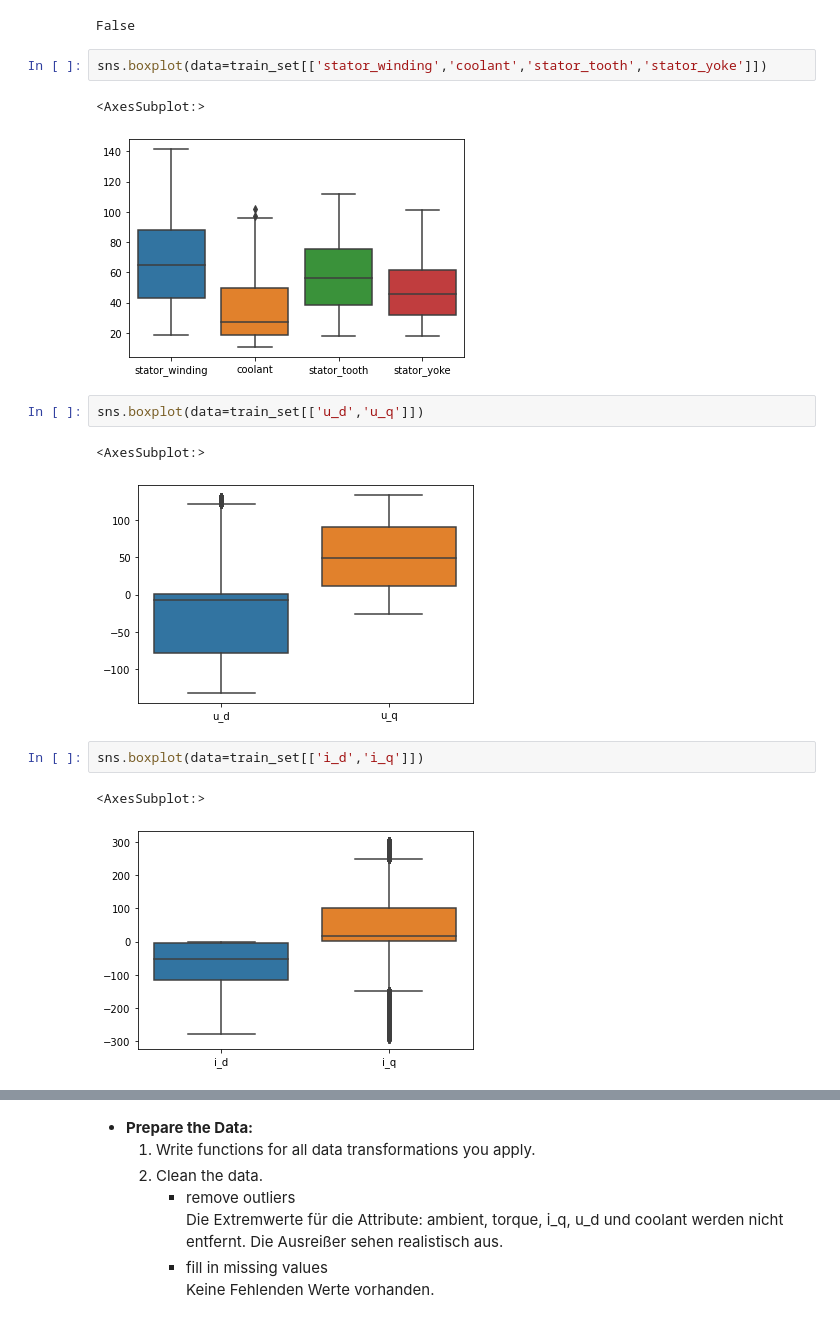
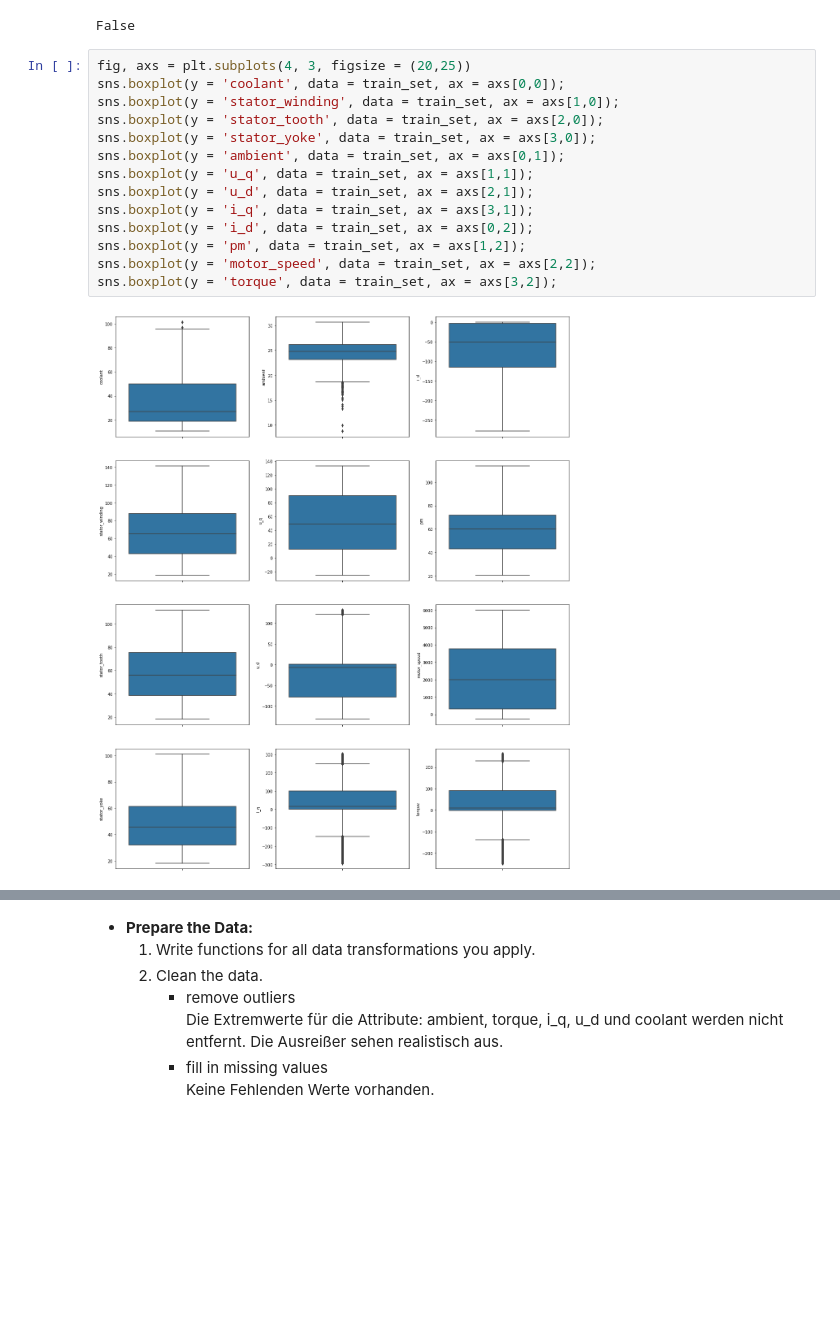
Before and after one commit to eike2/electric_motor, a Jupyter notebook: Electric Motor Temperature Estimation.ipynb, the cells around one changed output, grey strips where cells are left out. Saved outputs shown, nothing was run; the diff lists cells and outputs as text; blank space fills up the shorter version.

```diff
--- a/Electric Motor Temperature Estimation.ipynb
+++ b/Electric Motor Temperature Estimation.ipynb
@@ -315,17 +315,18 @@ train_set.isnull().values.any()
 # %% [output]
 False
 # %%
-sns.boxplot(data=train_set[['stator_winding','coolant','stator_tooth','stator_yoke']])
+fig, axs = plt.subplots(4, 3, figsize = (20,25))
+sns.boxplot(y = 'coolant', data = train_set, ax = axs[0,0]);
+sns.boxplot(y = 'stator_winding', data = train_set, ax = axs[1,0]);
+sns.boxplot(y = 'stator_tooth', data = train_set, ax = axs[2,0]);
+sns.boxplot(y = 'stator_yoke', data = train_set, ax = axs[3,0]);
+sns.boxplot(y = 'ambient', data = train_set, ax = axs[0,1]);
+sns.boxplot(y = 'u_q', data = train_set, ax = axs[1,1]);
+sns.boxplot(y = 'u_d', data = train_set, ax = axs[2,1]);
+sns.boxplot(y = 'i_q', data = train_set, ax = axs[3,1]);
+sns.boxplot(y = 'i_d', data = train_set, ax = axs[0,2]);
+sns.boxplot(y = 'pm', data = train_set, ax = axs[1,2]);
+sns.boxplot(y = 'motor_speed', data = train_set, ax = axs[2,2]);
+sns.boxplot(y = 'torque', data = train_set, ax = axs[3,2]);
 # %% [output]
-<AxesSubplot:>
-[figure, old version]
+[figure, new version]
-# %%
-sns.boxplot(data=train_set[['u_d','u_q']])
-# %% [output]
-<AxesSubplot:>
-[figure, removed]
-# %%
-sns.boxplot(data=train_set[['i_d','i_q']])
-# %% [output]
-<AxesSubplot:>
-[figure, removed]
```
Also changed, not shown: parts of 7 cells of this notebook.
